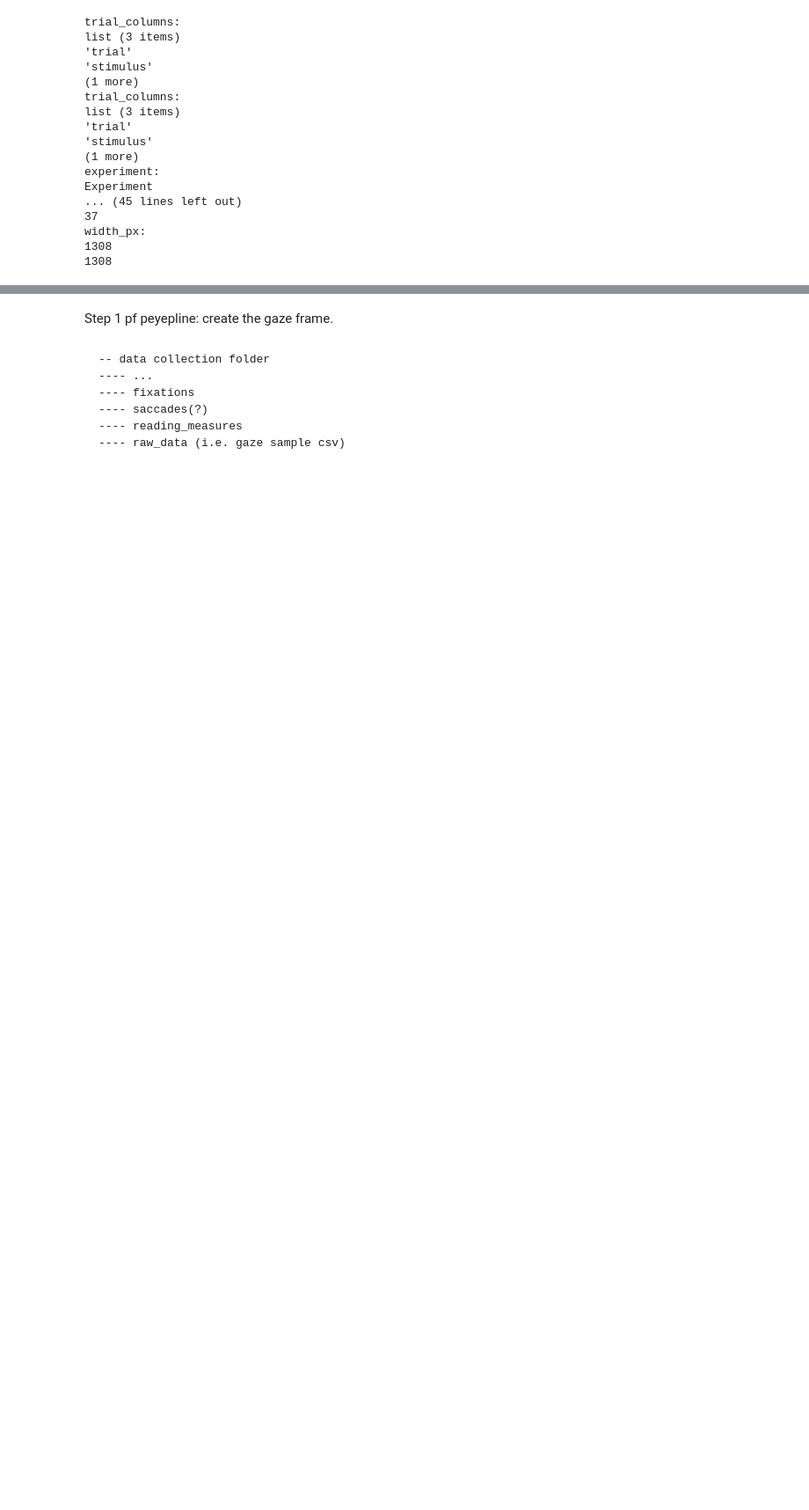
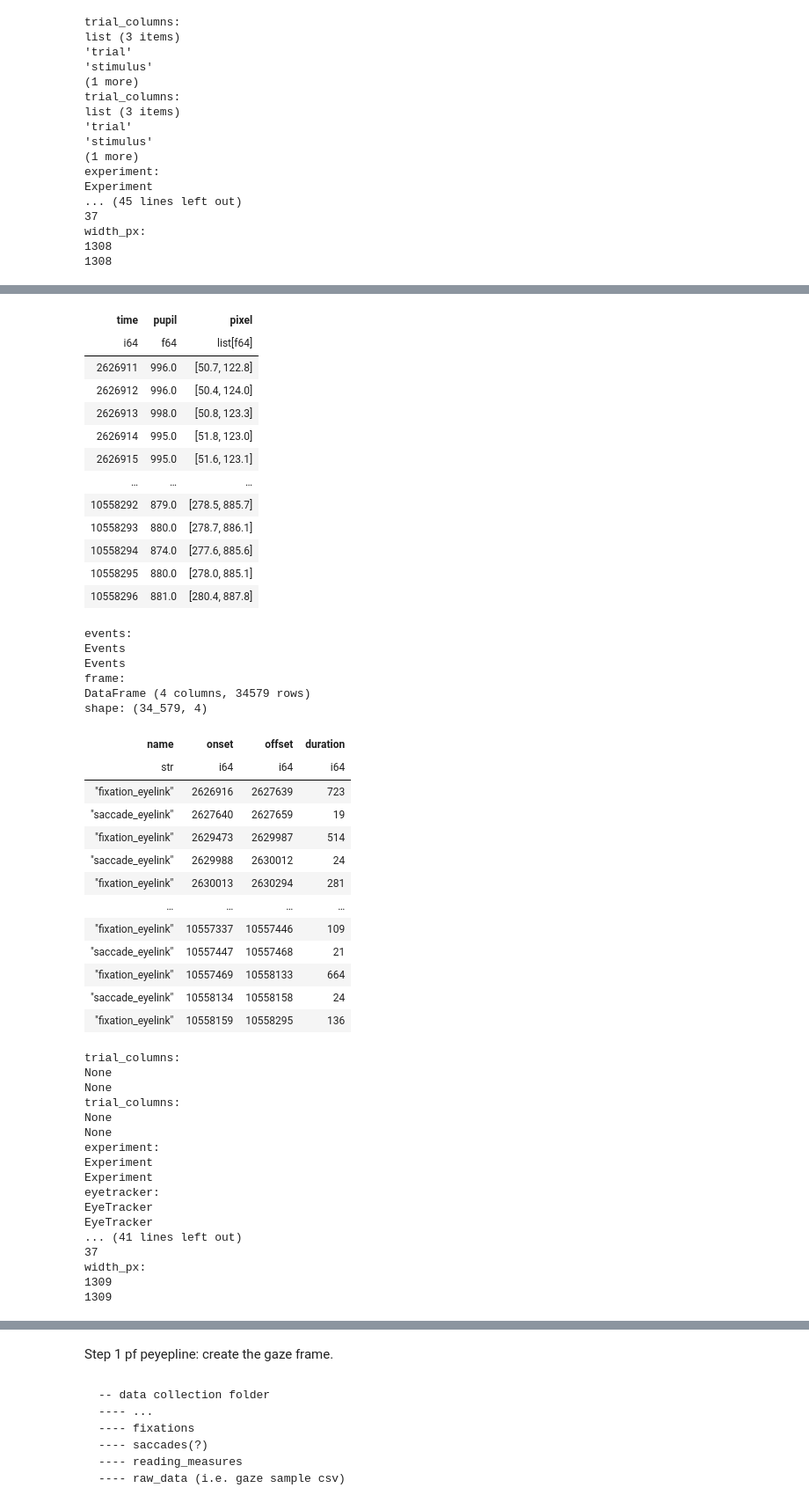
Before and after one commit to MultiplEYE-COST/multipleye-preprocessing, a Jupyter notebook: preprocessing-AS.ipynb, the cells around one changed output, grey strips where cells are left out. Shown at 88% size. Saved outputs shown, nothing was run; the diff lists cells and outputs as text; code cells hidden in the pictures; blank space fills up the shorter version.

```diff
--- a/preprocessing-AS.ipynb
+++ b/preprocessing-AS.ipynb
@@ -194,0 +148,4 @@ gazeObject
+# %%
+# This gaze has parsed events (recorded by the eye tracker during acquisition),not recomputed from samples by PyMovements
+gaze
+# %% [output]
@@ -194,0 +156,49 @@ gazeObject
+| time | pupil | pixel |
+| i64 | f64 | list[f64] |
+| 2626911 | 996.0 | [50.7, 122.8] |
+| 2626912 | 996.0 | [50.4, 124.0] |
+| 2626913 | 998.0 | [50.8, 123.3] |
+| 2626914 | 995.0 | [51.8, 123.0] |
+| 2626915 | 995.0 | [51.6, 123.1] |
+| … | … | … |
+| 10558292 | 879.0 | [278.5, 885.7] |
+| 10558293 | 880.0 | [278.7, 886.1] |
+| 10558294 | 874.0 | [277.6, 885.6] |
+| 10558295 | 880.0 | [278.0, 885.1] |
+| 10558296 | 881.0 | [280.4, 887.8] |
+events:
+Events
+Events
+frame:
+DataFrame (4 columns, 34579 rows)
+shape: (34_579, 4)
+| name | onset | offset | duration |
+| str | i64 | i64 | i64 |
+| "fixation_eyelink" | 2626916 | 2627639 | 723 |
+| "saccade_eyelink" | 2627640 | 2627659 | 19 |
+| "fixation_eyelink" | 2629473 | 2629987 | 514 |
+| "saccade_eyelink" | 2629988 | 2630012 | 24 |
+| "fixation_eyelink" | 2630013 | 2630294 | 281 |
+| … | … | … | … |
+| "fixation_eyelink" | 10557337 | 10557446 | 109 |
+| "saccade_eyelink" | 10557447 | 10557468 | 21 |
+| "fixation_eyelink" | 10557469 | 10558133 | 664 |
+| "saccade_eyelink" | 10558134 | 10558158 | 24 |
+| "fixation_eyelink" | 10558159 | 10558295 | 136 |
+trial_columns:
+None
+None
+trial_columns:
+None
+None
+experiment:
+Experiment
+Experiment
+eyetracker:
+EyeTracker
+EyeTracker
+... (41 lines left out)
+37
+width_px:
+1309
+1309
```
Also changed, not shown: parts of 20 cells of this notebook, 1 other file.
